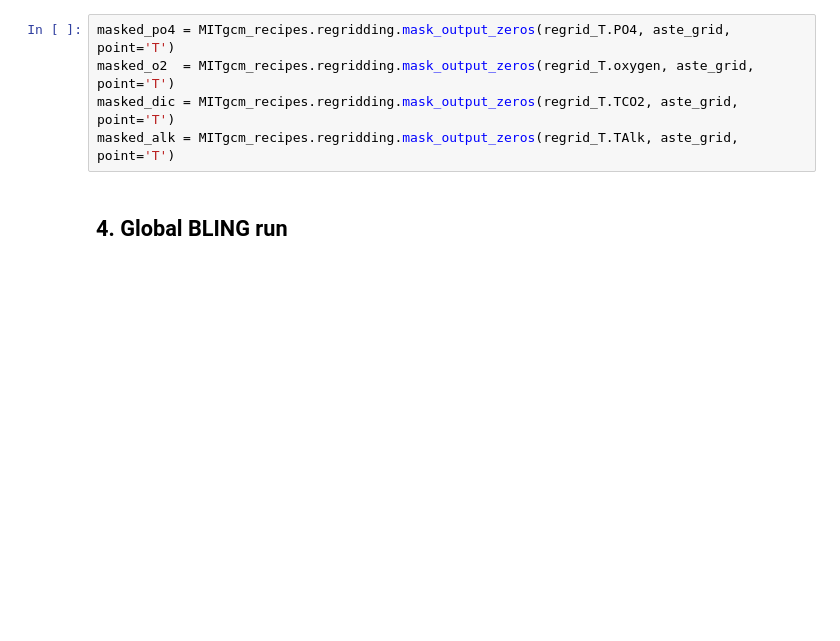
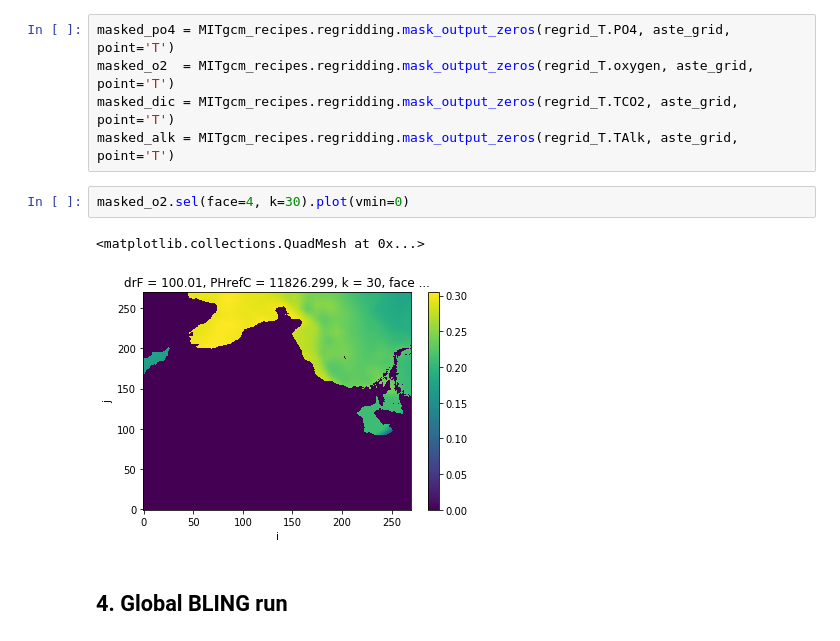
Before and after one commit to raphaeldussin/MITgcm-recipes, a Jupyter notebook: examples/Initial+boundary_conditions_BLING_ASTE.ipynb, the cells around one changed output. Saved outputs shown, nothing was run; the diff lists cells and outputs as text; blank space fills up the shorter version.

```diff
--- a/examples/Initial+boundary_conditions_BLING_ASTE.ipynb
+++ b/examples/Initial+boundary_conditions_BLING_ASTE.ipynb
@@ -389,6 +394,11 @@ masked_po4 = MITgcm_recipes.regridding.mask_output_zeros(regrid_T.PO4, aste_grid
 masked_o2  = MITgcm_recipes.regridding.mask_output_zeros(regrid_T.oxygen, aste_grid, point='T')
 masked_dic = MITgcm_recipes.regridding.mask_output_zeros(regrid_T.TCO2, aste_grid, point='T')
 masked_alk = MITgcm_recipes.regridding.mask_output_zeros(regrid_T.TAlk, aste_grid, point='T')
+# %%
+masked_o2.sel(face=4, k=30).plot(vmin=0)
+# %% [output]
+<matplotlib.collections.QuadMesh at 0x...>
+[figure, added]
 # %% [markdown]
 ## 4. Global BLING run
 # %% [markdown]
```
Also changed, not shown: parts of 10 cells of this notebook.
